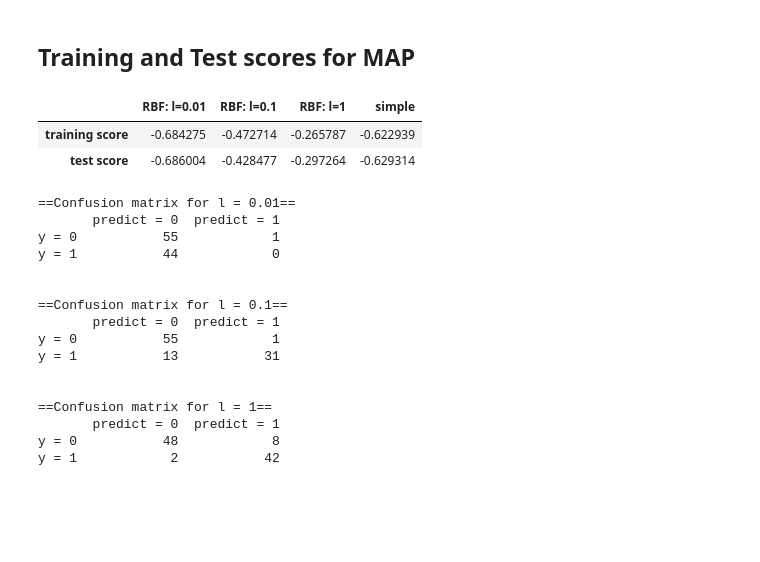
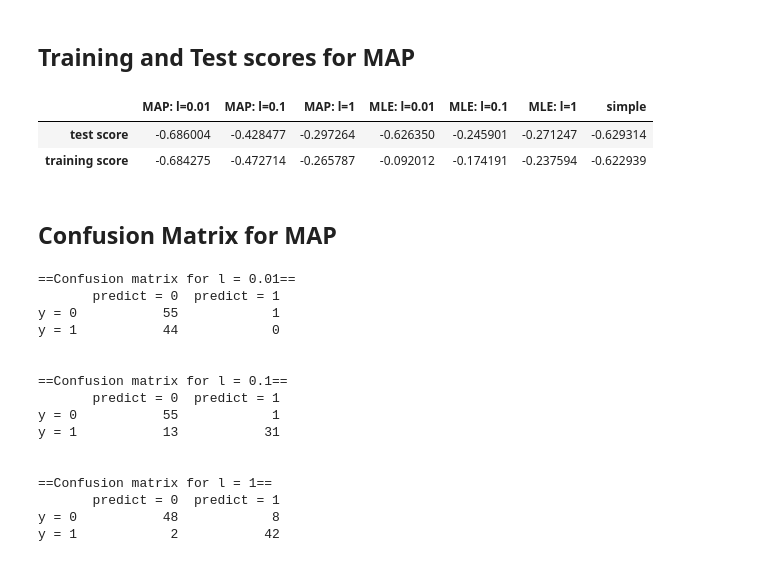
Before and after one commit to tpl2go/MLSALT1-coursework, a Jupyter notebook: MLSALT1 Coursework.ipynb, the cells around one changed output. Drawn from its saved outputs; the diff is of its cells as text; code cells hidden in the pictures; blank space fills up the shorter version.

```diff
--- a/MLSALT1 Coursework.ipynb
+++ b/MLSALT1 Coursework.ipynb
@@ -293,16 +296,3 @@ plot_predictive_distribution(X, y, predict_rbf2)
 ## Results
 # %% [markdown]
 ### Log likelihood
-# %%
-resultscores = {'simple' : s1}
-for i in range(3):
-    # compute log - likelihood
-    rbfscore_test = log_likelihood_score(rbfX_test[i],y_test, rbfbeta_train[i])
-    rbfscore_train = log_likelihood_score(rbfX_train[i],y_train, rbfbeta_train[i])
-    s = pd.Series([rbfscore_train, rbfscore_test], index=['training score', 'test score'])
-    # save
-    resultscores['RBF: l=' + str(ll[i])] =  s
-
-# print
-ff = pd.DataFrame(resultscores)
-ff
@@ -312,0 +299,5 @@ ff
+# %%
+for i in range(3):
+    # compute log - likelihood
+    loglike_scores[('test score','MLE: l=' + str(ll[i]))] = log_likelihood_score(rbfX_test[i],y_test, rbfbeta_train[i])
+    loglike_scores[('training score','MLE: l=' + str(ll[i]))] = log_likelihood_score(rbfX_train[i],y_train, rbfbeta_train[i])
@@ -428,21 +431,3 @@ plot_predictive_distribution(X, y, predict_rbfmap2)
 [figure]
 # %% [markdown]
 ## Training and Test scores for MAP
-# %%
-mapresultscores = {'simple' : s1}
-
-for i in range(3):
-    # compute log - likelihood
-    maprbfscore_test = log_likelihood_score(rbfX_test[i],y_test, maprbfbeta_train[i])
-    maprbfscore_train = log_likelihood_score(rbfX_train[i],y_train, maprbfbeta_train[i])
-    s = pd.Series([maprbfscore_train, maprbfscore_test], index=['training score', 'test score'])
-    # save
-    mapresultscores['RBF: l=' + str(ll[i])] =  s
-
-# print
-mapscores = pd.DataFrame(mapresultscores)
-mapscores
-# %% [output]
-|  | RBF: l=0.01 | RBF: l=0.1 | RBF: l=1 | simple |
-| training score | -0.684275 | -0.472714 | -0.265787 | -0.622939 |
-| test score | -0.686004 | -0.428477 | -0.297264 | -0.629314 |
@@ -449,3 +441,11 @@ mapscores
+# %%
+dict2d_2_table(loglike_scores)
+# %% [output]
+|  | MAP: l=0.01 | MAP: l=0.1 | MAP: l=1 | MLE: l=0.01 | MLE: l=0.1 | MLE: l=1 | simple |
+| test score | -0.686004 | -0.428477 | -0.297264 | -0.626350 | -0.245901 | -0.271247 | -0.629314 |
+| training score | -0.684275 | -0.472714 | -0.265787 | -0.092012 | -0.174191 | -0.237594 | -0.622939 |
+# %% [markdown]
+## Confusion Matrix for MAP
 # %%
 # Evaluate models on test set
 maprbfy_predicts = {}
```
Also changed, not shown: parts of 54 cells of this notebook.
